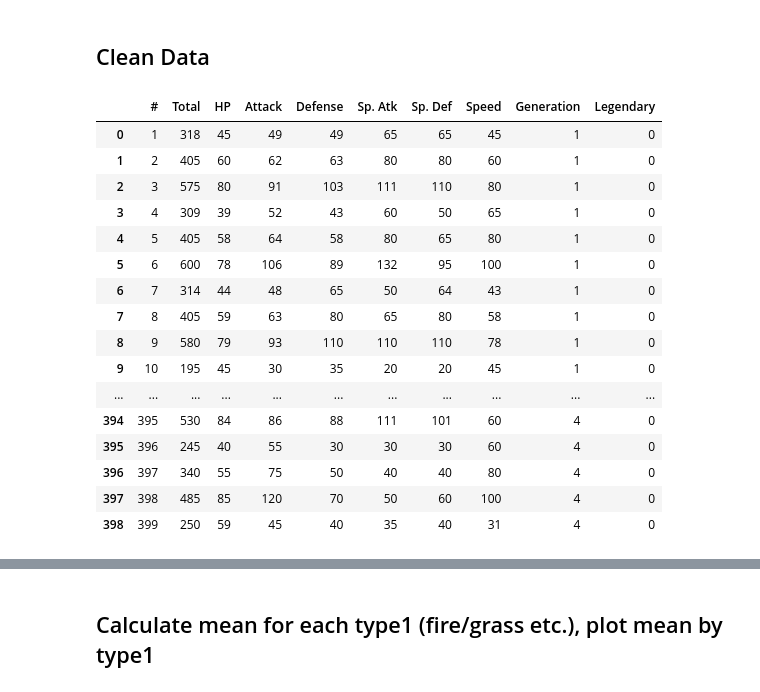
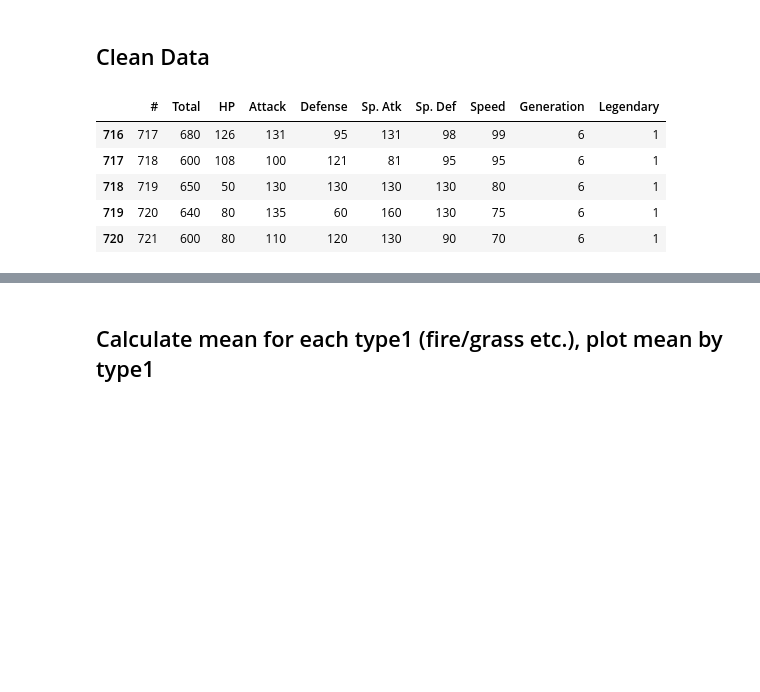
Before and after one commit to Alexander-Meldrum/pokemon_data, a Jupyter notebook: notebook_pokemon.ipynb, the cells around one changed output, grey strips where cells are left out. Drawn from its saved outputs; the diff is of its cells as text; code cells hidden in the pictures; blank space fills up the shorter version.

```diff
--- a/notebook_pokemon.ipynb
+++ b/notebook_pokemon.ipynb
@@ -75,24 +73,13 @@ dtype: int64
 # %%
 # Some powerful pokemon have several entries (variations/special modes etc..)
 # We don't want this to skew our data.
-# Take average of stats for each pokemon with several entries (int)
+# Take average of stats for each pokemon (int)
 cleaned_data = original_data.groupby('#').mean().astype(int).reset_index()
-cleaned_data
+cleaned_data.tail()
 # %% [output]
 |  | # | Total | HP | Attack | Defense | Sp. Atk | Sp. Def | Speed | Generation | Legendary |
-| 0 | 1 | 318 | 45 | 49 | 49 | 65 | 65 | 45 | 1 | 0 |
-| 1 | 2 | 405 | 60 | 62 | 63 | 80 | 80 | 60 | 1 | 0 |
-| 2 | 3 | 575 | 80 | 91 | 103 | 111 | 110 | 80 | 1 | 0 |
-| 3 | 4 | 309 | 39 | 52 | 43 | 60 | 50 | 65 | 1 | 0 |
-| 4 | 5 | 405 | 58 | 64 | 58 | 80 | 65 | 80 | 1 | 0 |
-| 5 | 6 | 600 | 78 | 106 | 89 | 132 | 95 | 100 | 1 | 0 |
-| 6 | 7 | 314 | 44 | 48 | 65 | 50 | 64 | 43 | 1 | 0 |
-| 7 | 8 | 405 | 59 | 63 | 80 | 65 | 80 | 58 | 1 | 0 |
-| 8 | 9 | 580 | 79 | 93 | 110 | 110 | 110 | 78 | 1 | 0 |
-| 9 | 10 | 195 | 45 | 30 | 35 | 20 | 20 | 45 | 1 | 0 |
-| ... | ... | ... | ... | ... | ... | ... | ... | ... | ... | ... |
-| 394 | 395 | 530 | 84 | 86 | 88 | 111 | 101 | 60 | 4 | 0 |
-| 395 | 396 | 245 | 40 | 55 | 30 | 30 | 30 | 60 | 4 | 0 |
-| 396 | 397 | 340 | 55 | 75 | 50 | 40 | 40 | 80 | 4 | 0 |
-| 397 | 398 | 485 | 85 | 120 | 70 | 50 | 60 | 100 | 4 | 0 |
-| 398 | 399 | 250 | 59 | 45 | 40 | 35 | 40 | 31 | 4 | 0 |
+| 716 | 717 | 680 | 126 | 131 | 95 | 131 | 98 | 99 | 6 | 1 |
+| 717 | 718 | 600 | 108 | 100 | 121 | 81 | 95 | 95 | 6 | 1 |
+| 718 | 719 | 650 | 50 | 130 | 130 | 130 | 130 | 80 | 6 | 1 |
+| 719 | 720 | 640 | 80 | 135 | 60 | 160 | 130 | 75 | 6 | 1 |
+| 720 | 721 | 600 | 80 | 110 | 120 | 130 | 90 | 70 | 6 | 1 |
```
Also changed, not shown: parts of 8 cells of this notebook, 3 other files.
